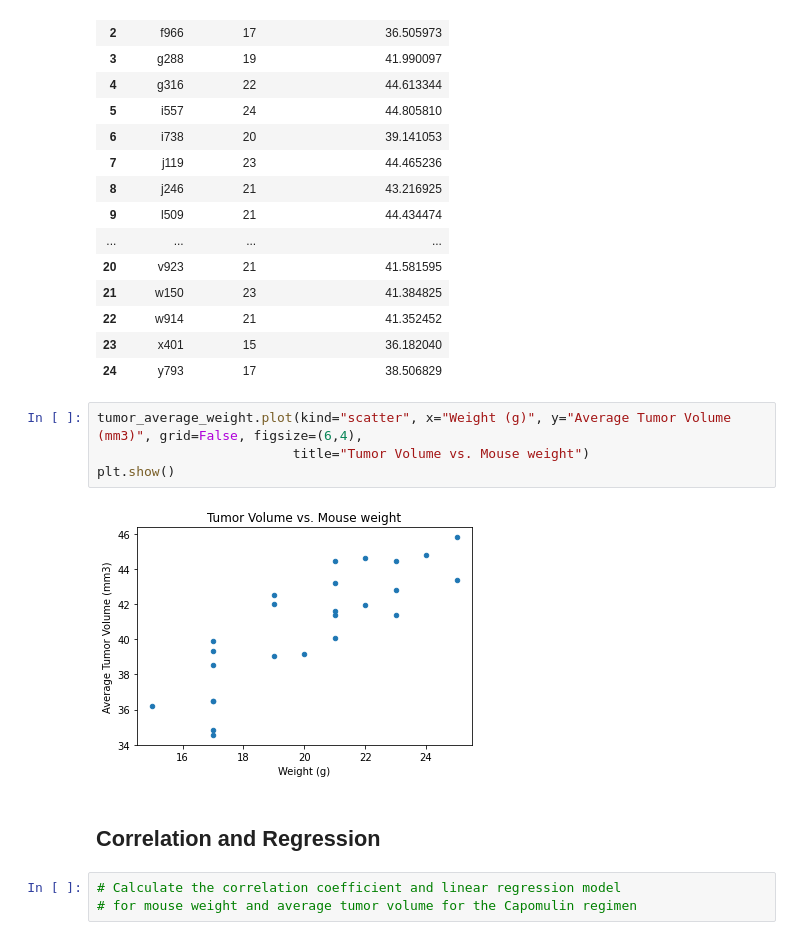
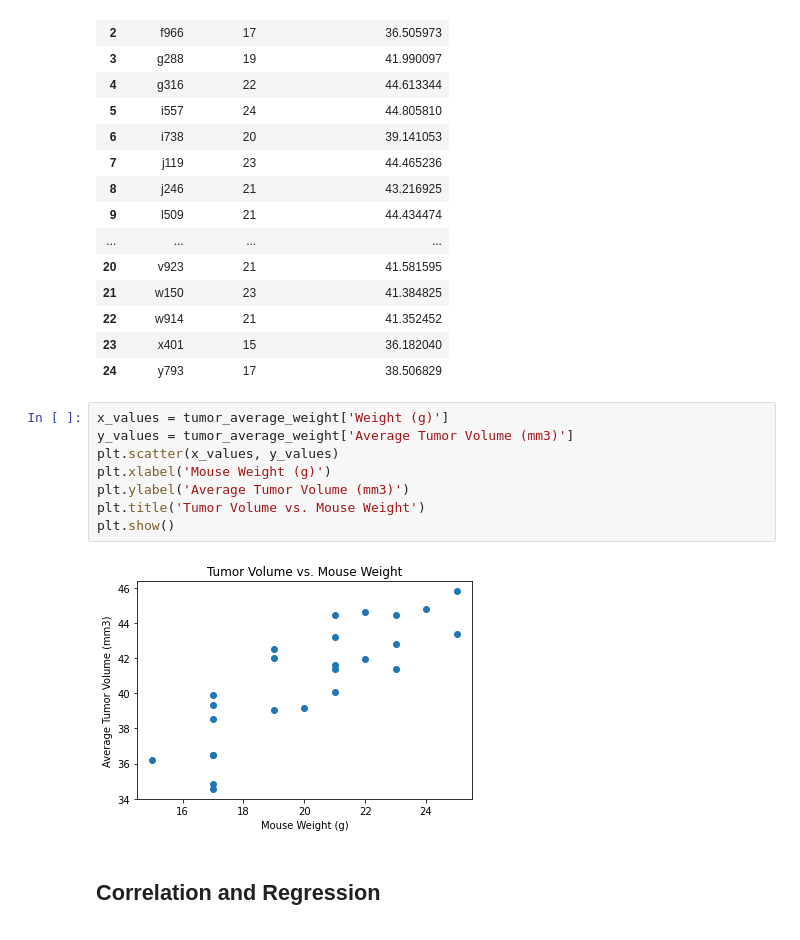
Before and after one commit to ehvandervorst/Matplot-challenge, a Jupyter notebook: pymaceuticals.ipynb, the cells around one changed output. Drawn from its saved outputs; the diff is of its cells as text.

```diff
--- a/pymaceuticals.ipynb
+++ b/pymaceuticals.ipynb
@@ -249,14 +297,15 @@ tumor_average_weight
 | 22 | w914 | 21 | 41.352452 |
 | 23 | x401 | 15 | 36.182040 |
 | 24 | y793 | 17 | 38.506829 |
-# %%
-tumor_average_weight.plot(kind="scatter", x="Weight (g)", y="Average Tumor Volume (mm3)", grid=False, figsize=(6,4),
-                         title="Tumor Volume vs. Mouse weight")
-plt.show()
-# %% [output]
-[figure, removed]
+# %%
+x_values = tumor_average_weight['Weight (g)']
+y_values = tumor_average_weight['Average Tumor Volume (mm3)']
+plt.scatter(x_values, y_values)
+plt.xlabel('Mouse Weight (g)')
+plt.ylabel('Average Tumor Volume (mm3)')
+plt.title('Tumor Volume vs. Mouse Weight')
+plt.show()
+# %% [output]
+[figure, added]
 # %% [markdown]
 ## Correlation and Regression
-# %%
-# Calculate the correlation coefficient and linear regression model
-# for mouse weight and average tumor volume for the Capomulin regimen
```
Also changed, not shown: parts of 7 cells of this notebook.
